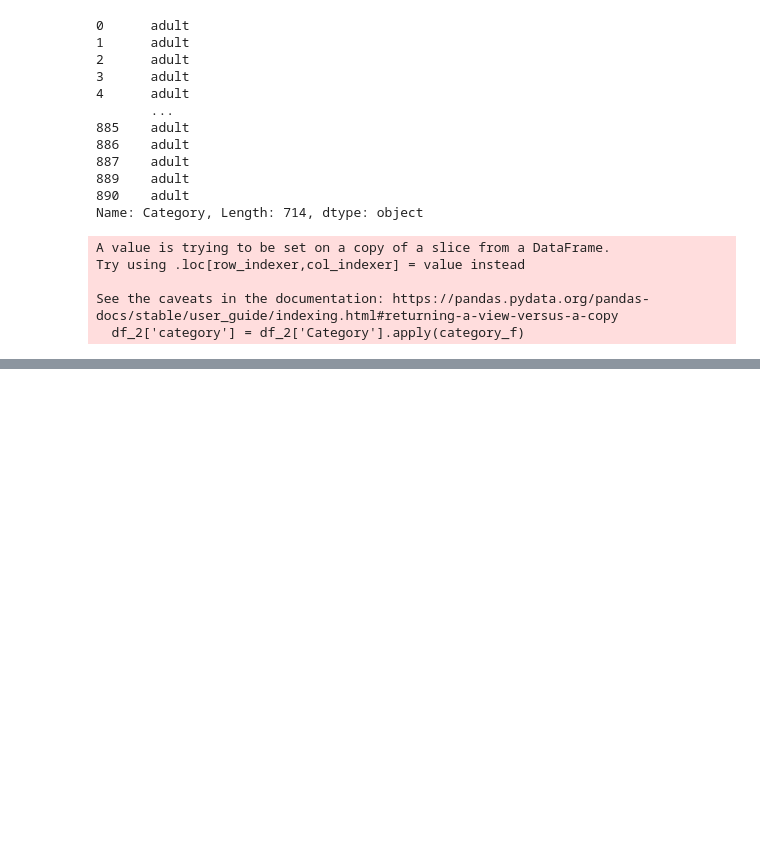
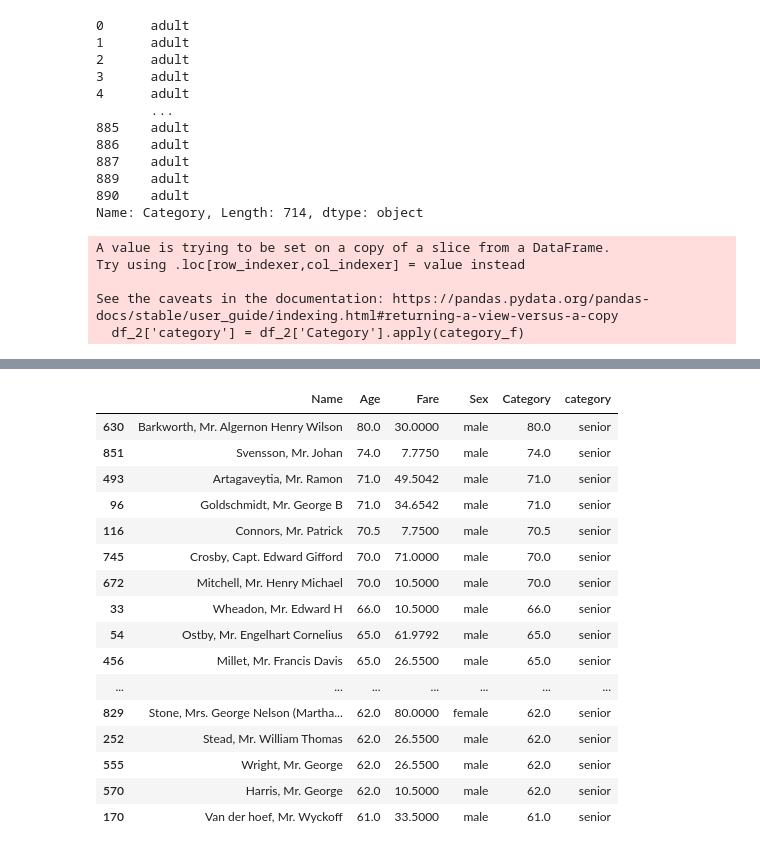
Before and after one commit to wvita1975/fundamentos_python, a Jupyter notebook: plots.ipynb, the cells around one changed output, grey strips where cells are left out. Drawn from its saved outputs; the diff is of its cells as text; code cells hidden in the pictures; blank space fills up the shorter version.

```diff
--- a/plots.ipynb
+++ b/plots.ipynb
@@ -153,0 +453,21 @@ df_2.head(20)
+# %%
+#Ordena el DF por edad en forma descendente con dos atributos
+df_2.sort_values(['Age', 'Fare'], ascending=False).head(20)
+# %% [output]
+|  | Name | Age | Fare | Sex | Category | category |
+| 630 | Barkworth, Mr. Algernon Henry Wilson | 80.0 | 30.0000 | male | 80.0 | senior |
+| 851 | Svensson, Mr. Johan | 74.0 | 7.7750 | male | 74.0 | senior |
+| 493 | Artagaveytia, Mr. Ramon | 71.0 | 49.5042 | male | 71.0 | senior |
+| 96 | Goldschmidt, Mr. George B | 71.0 | 34.6542 | male | 71.0 | senior |
+| 116 | Connors, Mr. Patrick | 70.5 | 7.7500 | male | 70.5 | senior |
+| 745 | Crosby, Capt. Edward Gifford | 70.0 | 71.0000 | male | 70.0 | senior |
+| 672 | Mitchell, Mr. Henry Michael | 70.0 | 10.5000 | male | 70.0 | senior |
+| 33 | Wheadon, Mr. Edward H | 66.0 | 10.5000 | male | 66.0 | senior |
+| 54 | Ostby, Mr. Engelhart Cornelius | 65.0 | 61.9792 | male | 65.0 | senior |
+| 456 | Millet, Mr. Francis Davis | 65.0 | 26.5500 | male | 65.0 | senior |
+| ... | ... | ... | ... | ... | ... | ... |
+| 829 | Stone, Mrs. George Nelson (Martha... | 62.0 | 80.0000 | female | 62.0 | senior |
+| 252 | Stead, Mr. William Thomas | 62.0 | 26.5500 | male | 62.0 | senior |
+| 555 | Wright, Mr. George | 62.0 | 26.5500 | male | 62.0 | senior |
+| 570 | Harris, Mr. George | 62.0 | 10.5000 | male | 62.0 | senior |
+| 170 | Van der hoef, Mr. Wyckoff | 61.0 | 33.5000 | male | 61.0 | senior |
```
Also changed, not shown: parts of 35 cells of this notebook.
